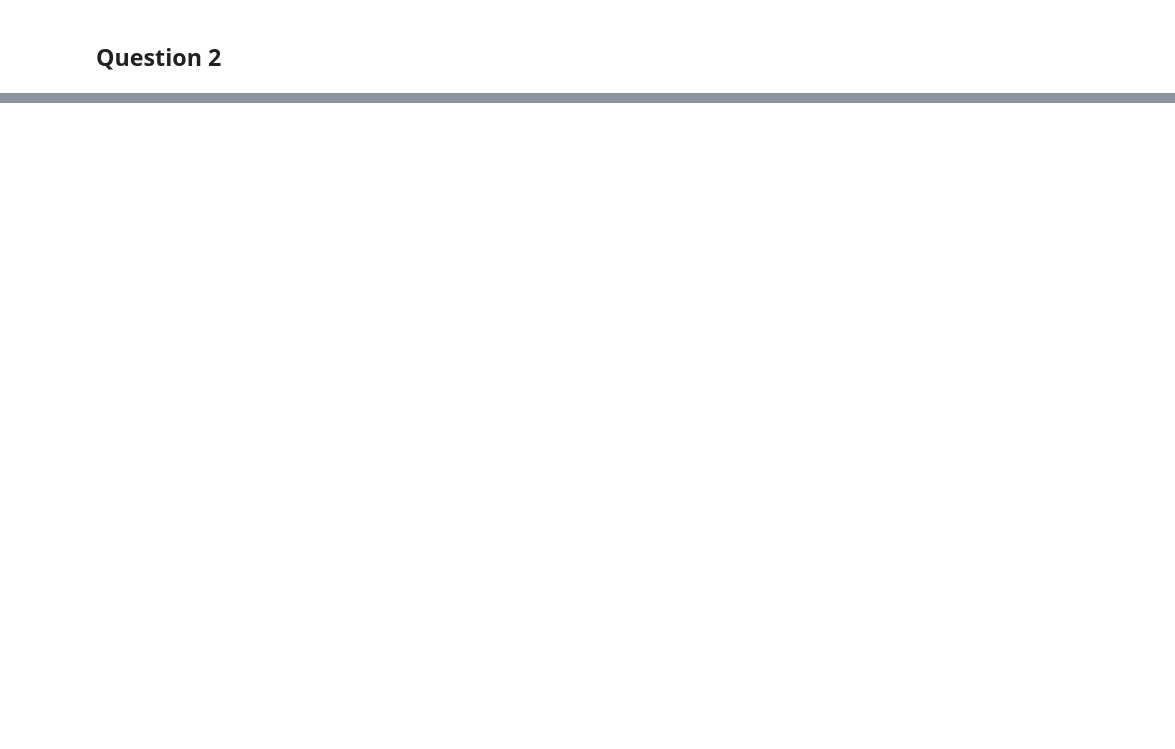
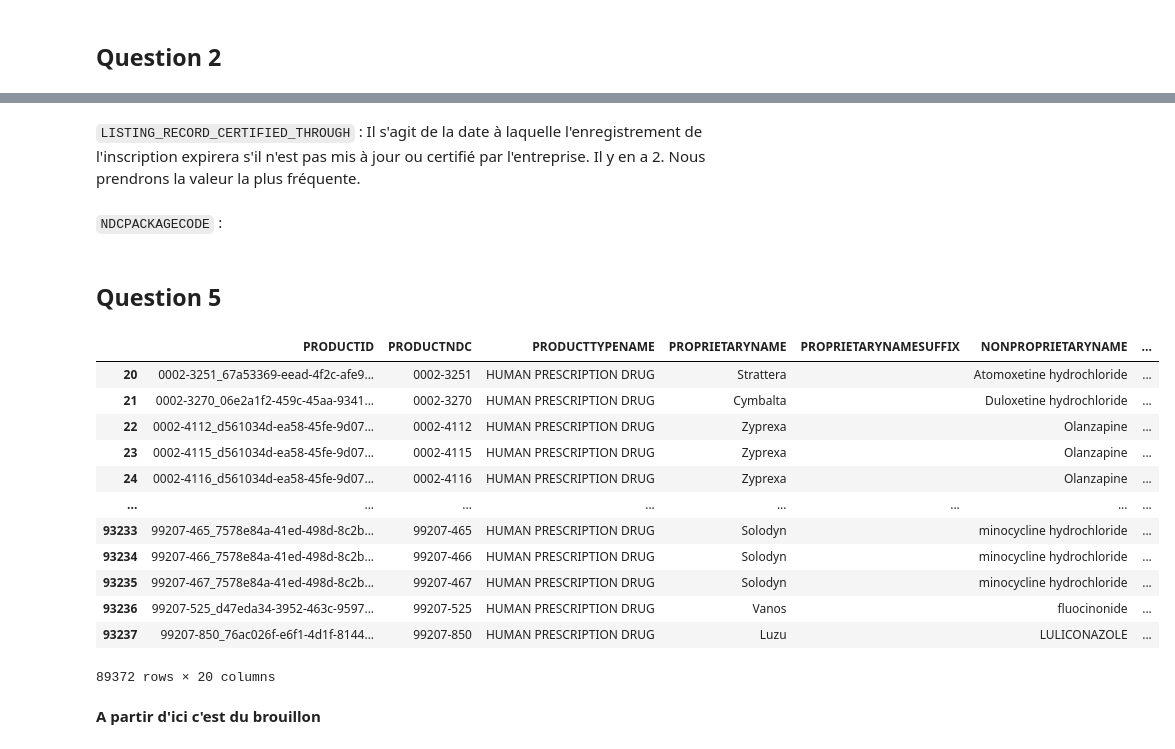
Before and after one commit to T-amairi/IFT870, a Jupyter notebook: TP2/tp2.ipynb, the cells around one changed output, grey strips where cells are left out. Saved outputs shown, nothing was run; the diff lists cells and outputs as text; code cells hidden in the pictures; blank space fills up the shorter version.

Commit message:
question 3&4 à paufiner + début q5

```diff
--- a/TP2/tp2.ipynb
+++ b/TP2/tp2.ipynb
@@ -220,0 +392,2 @@ len(np.where(np.logical_and(
+# %%
+dfProd.dropna(subset=['NONPROPRIETARYNAME'],inplace=True)
@@ -220,0 +404,2 @@ len(np.where(np.logical_and(
+# %%
+dfProd.dropna(subset=['SUBSTANCENAME'],inplace=True)
@@ -220,0 +408,2 @@ len(np.where(np.logical_and(
+# %%
+dfProd.dropna(subset=['ACTIVE_NUMERATOR_STRENGTH','ACTIVE_INGRED_UNIT'],inplace=True)
@@ -220,0 +414,6 @@ len(np.where(np.logical_and(
+# %% [markdown]
+`LISTING_RECORD_CERTIFIED_THROUGH` : Il s'agit de la date à laquelle l'enregistrement de l'inscription expirera s'il n'est pas mis à jour ou certifié par l'entreprise. Il y en a 2. Nous prendrons la valeur la plus fréquente.
+# %%
+dfProd['LISTING_RECORD_CERTIFIED_THROUGH'] = dfProd['LISTING_RECORD_CERTIFIED_THROUGH'].replace(np.nan, dfProd['LISTING_RECORD_CERTIFIED_THROUGH'].value_counts().idxmax())
+# %% [markdown]
+`NDCPACKAGECODE` :
@@ -220,0 +422,18 @@ len(np.where(np.logical_and(
+# %% [markdown]
+## Question 5
+# %%
+dfProd.drop_duplicates(subset=['PRODUCTID'], keep="first", inplace=False)
+# %% [output]
+|  | PRODUCTID | PRODUCTNDC | PRODUCTTYPENAME | PROPRIETARYNAME | PROPRIETARYNAMESUFFIX | NONPROPRIETARYNAME | ... |
+| 20 | 0002-3251_67a53369-eead-4f2c-afe9... | 0002-3251 | HUMAN PRESCRIPTION DRUG | Strattera |  | Atomoxetine hydrochloride | ... |
+| 21 | 0002-3270_06e2a1f2-459c-45aa-9341... | 0002-3270 | HUMAN PRESCRIPTION DRUG | Cymbalta |  | Duloxetine hydrochloride | ... |
+| 22 | 0002-4112_d561034d-ea58-45fe-9d07... | 0002-4112 | HUMAN PRESCRIPTION DRUG | Zyprexa |  | Olanzapine | ... |
+| 23 | 0002-4115_d561034d-ea58-45fe-9d07... | 0002-4115 | HUMAN PRESCRIPTION DRUG | Zyprexa |  | Olanzapine | ... |
+| 24 | 0002-4116_d561034d-ea58-45fe-9d07... | 0002-4116 | HUMAN PRESCRIPTION DRUG | Zyprexa |  | Olanzapine | ... |
+| ... | ... | ... | ... | ... | ... | ... | ... |
+| 93233 | 99207-465_7578e84a-41ed-498d-8c2b... | 99207-465 | HUMAN PRESCRIPTION DRUG | Solodyn |  | minocycline hydrochloride | ... |
+| 93234 | 99207-466_7578e84a-41ed-498d-8c2b... | 99207-466 | HUMAN PRESCRIPTION DRUG | Solodyn |  | minocycline hydrochloride | ... |
+| 93235 | 99207-467_7578e84a-41ed-498d-8c2b... | 99207-467 | HUMAN PRESCRIPTION DRUG | Solodyn |  | minocycline hydrochloride | ... |
+| 93236 | 99207-525_d47eda34-3952-463c-9597... | 99207-525 | HUMAN PRESCRIPTION DRUG | Vanos |  | fluocinonide | ... |
+| 93237 | 99207-850_76ac026f-e6f1-4d1f-8144... | 99207-850 | HUMAN PRESCRIPTION DRUG | Luzu |  | LULICONAZOLE | ... |
+89372 rows × 20 columns
@@ -220,0 +442,2 @@ len(np.where(np.logical_and(
+# %% [markdown]
+**A partir d'ici c'est du brouillon**
```
Also changed, not shown: parts of 79 cells of this notebook.
